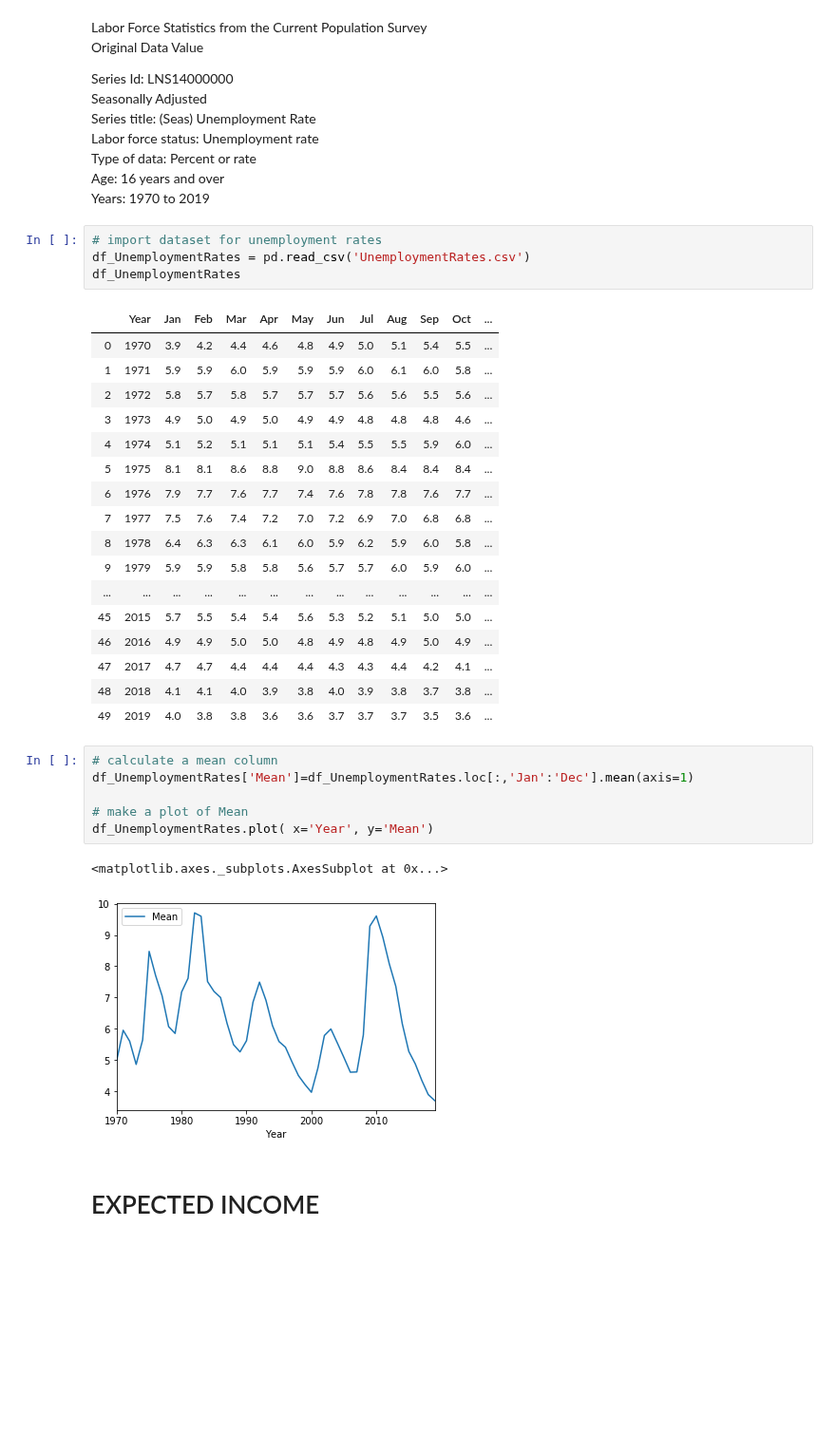
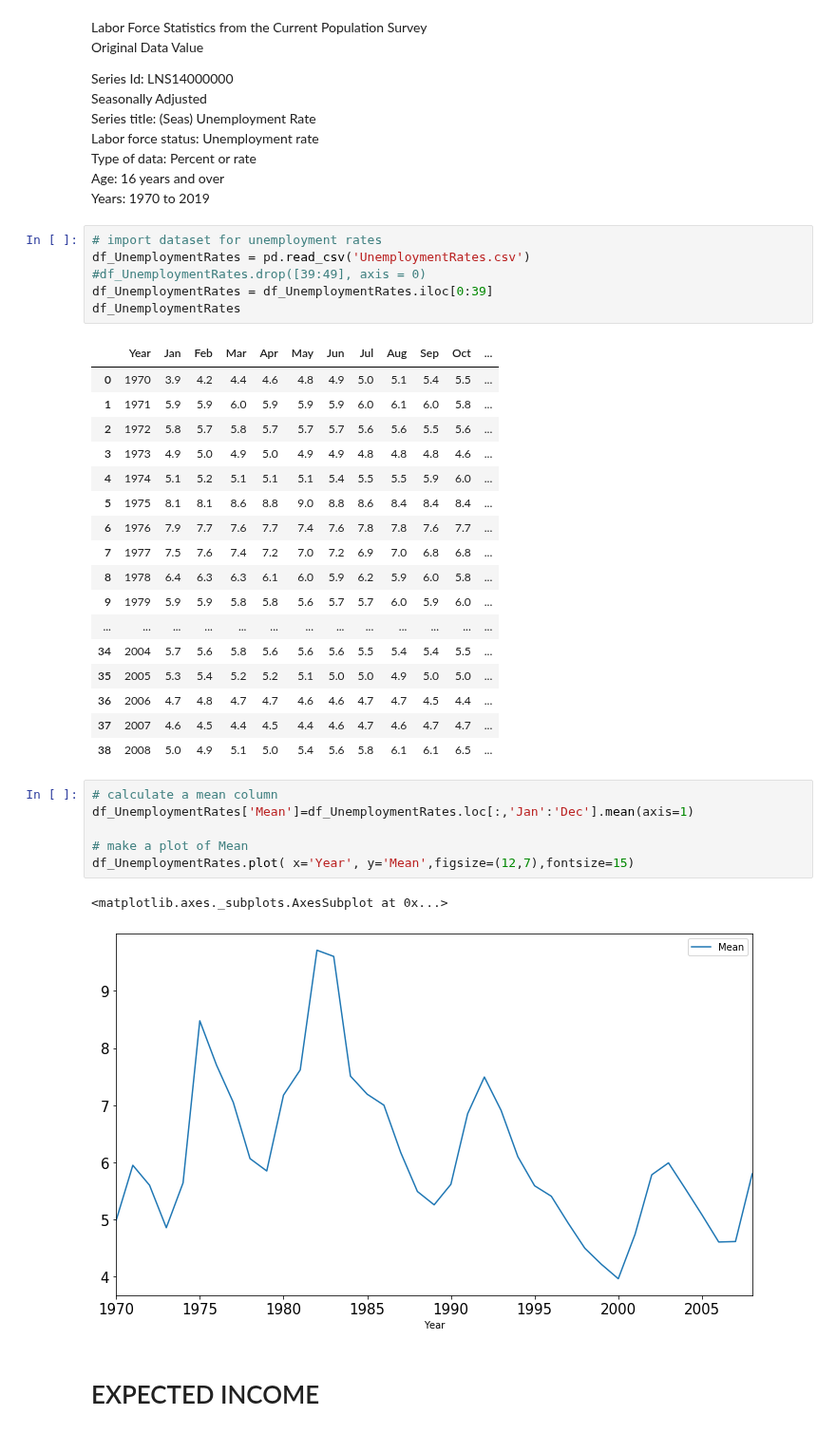
Before and after one commit to COGS108/group027, a Jupyter notebook: FinalProject.ipynb, the cells around one changed output. Shown at 95% size. Drawn from its saved outputs; the diff is of its cells as text; blank space fills up the shorter version.

```diff
--- a/FinalProject.ipynb
+++ b/FinalProject.ipynb
@@ -234,6 +215,8 @@ Years:	1970 to 2019
 # %%
 # import dataset for unemployment rates
 df_UnemploymentRates = pd.read_csv('UnemploymentRates.csv')
+#df_UnemploymentRates.drop([39:49], axis = 0)
+df_UnemploymentRates = df_UnemploymentRates.iloc[0:39]
 df_UnemploymentRates
 # %% [output]
 |  | Year | Jan | Feb | Mar | Apr | May | Jun | Jul | Aug | Sep | Oct | ... |
@@ -248,20 +231,20 @@ df_UnemploymentRates
 | 8 | 1978 | 6.4 | 6.3 | 6.3 | 6.1 | 6.0 | 5.9 | 6.2 | 5.9 | 6.0 | 5.8 | ... |
 | 9 | 1979 | 5.9 | 5.9 | 5.8 | 5.8 | 5.6 | 5.7 | 5.7 | 6.0 | 5.9 | 6.0 | ... |
 | ... | ... | ... | ... | ... | ... | ... | ... | ... | ... | ... | ... | ... |
-| 45 | 2015 | 5.7 | 5.5 | 5.4 | 5.4 | 5.6 | 5.3 | 5.2 | 5.1 | 5.0 | 5.0 | ... |
-| 46 | 2016 | 4.9 | 4.9 | 5.0 | 5.0 | 4.8 | 4.9 | 4.8 | 4.9 | 5.0 | 4.9 | ... |
-| 47 | 2017 | 4.7 | 4.7 | 4.4 | 4.4 | 4.4 | 4.3 | 4.3 | 4.4 | 4.2 | 4.1 | ... |
-| 48 | 2018 | 4.1 | 4.1 | 4.0 | 3.9 | 3.8 | 4.0 | 3.9 | 3.8 | 3.7 | 3.8 | ... |
-| 49 | 2019 | 4.0 | 3.8 | 3.8 | 3.6 | 3.6 | 3.7 | 3.7 | 3.7 | 3.5 | 3.6 | ... |
+| 34 | 2004 | 5.7 | 5.6 | 5.8 | 5.6 | 5.6 | 5.6 | 5.5 | 5.4 | 5.4 | 5.5 | ... |
+| 35 | 2005 | 5.3 | 5.4 | 5.2 | 5.2 | 5.1 | 5.0 | 5.0 | 4.9 | 5.0 | 5.0 | ... |
+| 36 | 2006 | 4.7 | 4.8 | 4.7 | 4.7 | 4.6 | 4.6 | 4.7 | 4.7 | 4.5 | 4.4 | ... |
+| 37 | 2007 | 4.6 | 4.5 | 4.4 | 4.5 | 4.4 | 4.6 | 4.7 | 4.6 | 4.7 | 4.7 | ... |
+| 38 | 2008 | 5.0 | 4.9 | 5.1 | 5.0 | 5.4 | 5.6 | 5.8 | 6.1 | 6.1 | 6.5 | ... |
 # %%
 # calculate a mean column
 df_UnemploymentRates['Mean']=df_UnemploymentRates.loc[:,'Jan':'Dec'].mean(axis=1)
 
 # make a plot of Mean
-df_UnemploymentRates.plot( x='Year', y='Mean')
+df_UnemploymentRates.plot( x='Year', y='Mean',figsize=(12,7),fontsize=15)
 # %% [output]
 <matplotlib.axes._subplots.AxesSubplot at 0x...>
-[figure, old version]
+[figure, new version]
 # %% [markdown]
 # EXPECTED INCOME
 # %%
```
Also changed, not shown: parts of 12 cells of this notebook.
